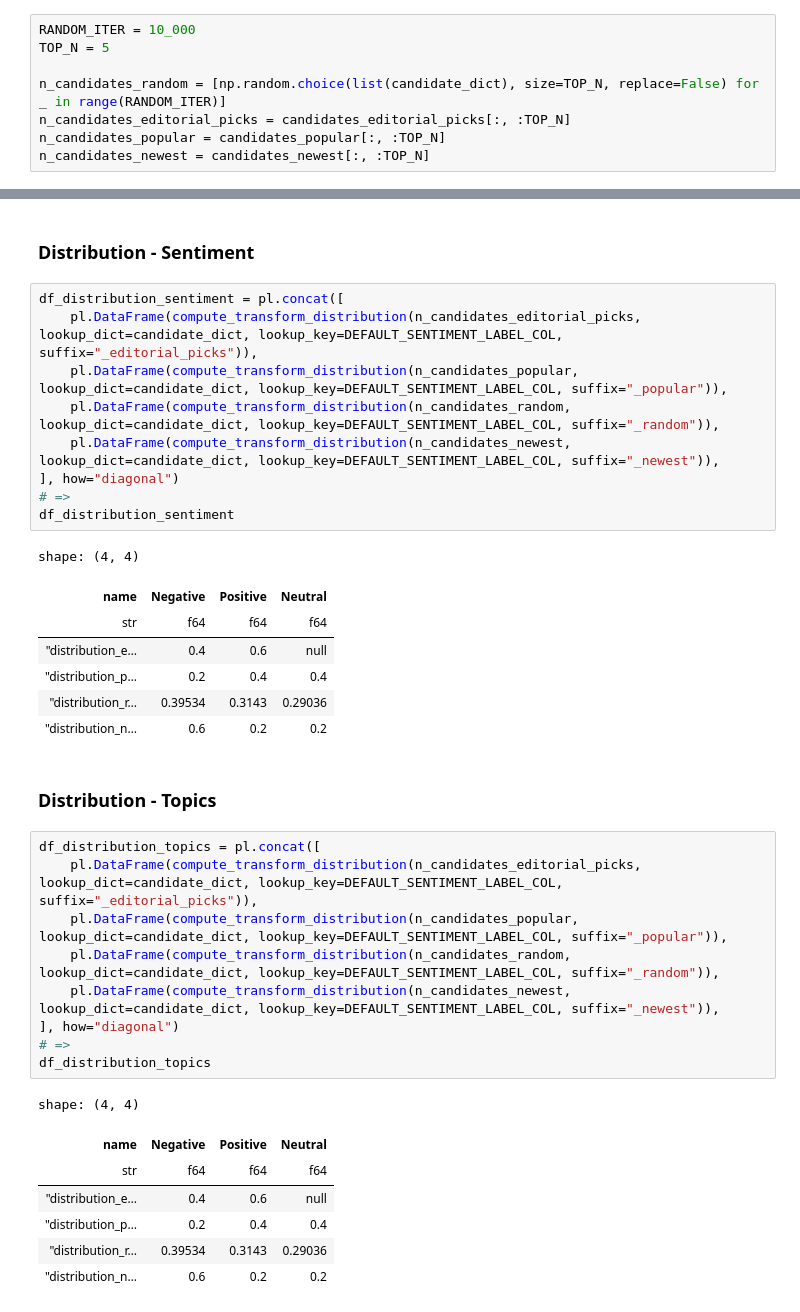
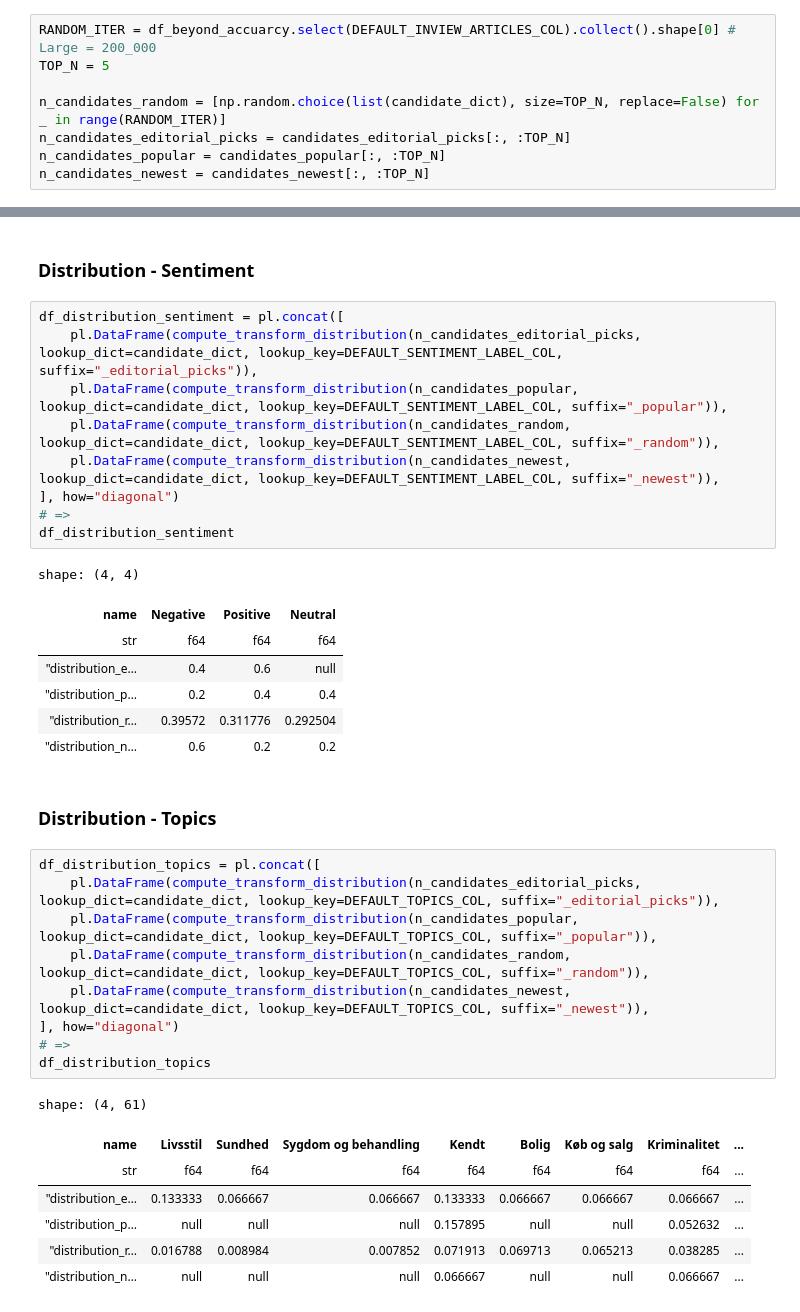
Before and after one commit to ebanalyse/ebnerd-benchmark, a Jupyter notebook: examples/03_beyond_accuracy/make_beyond_accuracy.ipynb, the cells around one changed output, grey strips where cells are left out. Cells and saved outputs as stored; diff of their text form.

Commit message:
add max number of random to number of beyond-accuracy samples

```diff
--- a/examples/03_beyond_accuracy/make_beyond_accuracy.ipynb
+++ b/examples/03_beyond_accuracy/make_beyond_accuracy.ipynb
@@ -345,7 +343,7 @@ novelty = Novelty()
 # %% [markdown]
 ## Select @n Candidates
 # %%
-RANDOM_ITER = 10_000
+RANDOM_ITER = df_beyond_accuarcy.select(DEFAULT_INVIEW_ARTICLES_COL).collect().shape[0] # Large = 200_000
 TOP_N = 5
 
 n_candidates_random = [np.random.choice(list(candidate_dict), size=TOP_N, replace=False) for _ in range(RANDOM_ITER)]
@@ -492,24 +490,24 @@ shape: (4, 4)
 | str | f64 | f64 | f64 |
 | "distribution_e… | 0.4 | 0.6 | null |
 | "distribution_p… | 0.2 | 0.4 | 0.4 |
-| "distribution_r… | 0.39534 | 0.3143 | 0.29036 |
+| "distribution_r… | 0.39572 | 0.311776 | 0.292504 |
 | "distribution_n… | 0.6 | 0.2 | 0.2 |
 # %% [markdown]
 ### Distribution - Topics
 # %%
 df_distribution_topics = pl.concat([
-    pl.DataFrame(compute_transform_distribution(n_candidates_editorial_picks, lookup_dict=candidate_dict, lookup_key=DEFAULT_SENTIMENT_LABEL_COL, suffix="_editorial_picks")),
-    pl.DataFrame(compute_transform_distribution(n_candidates_popular, lookup_dict=candidate_dict, lookup_key=DEFAULT_SENTIMENT_LABEL_COL, suffix="_popular")),
-    pl.DataFrame(compute_transform_distribution(n_candidates_random, lookup_dict=candidate_dict, lookup_key=DEFAULT_SENTIMENT_LABEL_COL, suffix="_random")),
-    pl.DataFrame(compute_transform_distribution(n_candidates_newest, lookup_dict=candidate_dict, lookup_key=DEFAULT_SENTIMENT_LABEL_COL, suffix="_newest")),
+    pl.DataFrame(compute_transform_distribution(n_candidates_editorial_picks, lookup_dict=candidate_dict, lookup_key=DEFAULT_TOPICS_COL, suffix="_editorial_picks")),
+    pl.DataFrame(compute_transform_distribution(n_candidates_popular, lookup_dict=candidate_dict, lookup_key=DEFAULT_TOPICS_COL, suffix="_popular")),
+    pl.DataFrame(compute_transform_distribution(n_candidates_random, lookup_dict=candidate_dict, lookup_key=DEFAULT_TOPICS_COL, suffix="_random")),
+    pl.DataFrame(compute_transform_distribution(n_candidates_newest, lookup_dict=candidate_dict, lookup_key=DEFAULT_TOPICS_COL, suffix="_newest")),
 ], how="diagonal")
 # =>
 df_distribution_topics
 # %% [output]
-shape: (4, 4)
+shape: (4, 61)
-| name | Negative | Positive | Neutral |
-| str | f64 | f64 | f64 |
-| "distribution_e… | 0.4 | 0.6 | null |
-| "distribution_p… | 0.2 | 0.4 | 0.4 |
-| "distribution_r… | 0.39534 | 0.3143 | 0.29036 |
-| "distribution_n… | 0.6 | 0.2 | 0.2 |
+| name | Livsstil | Sundhed | Sygdom og behandling | Kendt | Bolig | Køb og salg | Kriminalitet | ... |
+| str | f64 | f64 | f64 | f64 | f64 | f64 | f64 | ... |
+| "distribution_e… | 0.133333 | 0.066667 | 0.066667 | 0.133333 | 0.066667 | 0.066667 | 0.066667 | ... |
+| "distribution_p… | null | null | null | 0.157895 | null | null | 0.052632 | ... |
+| "distribution_r… | 0.016788 | 0.008984 | 0.007852 | 0.071913 | 0.069713 | 0.065213 | 0.038285 | ... |
+| "distribution_n… | null | null | null | 0.066667 | null | null | 0.066667 | ... |
```
Also changed, not shown: parts of 2 cells of this notebook.
